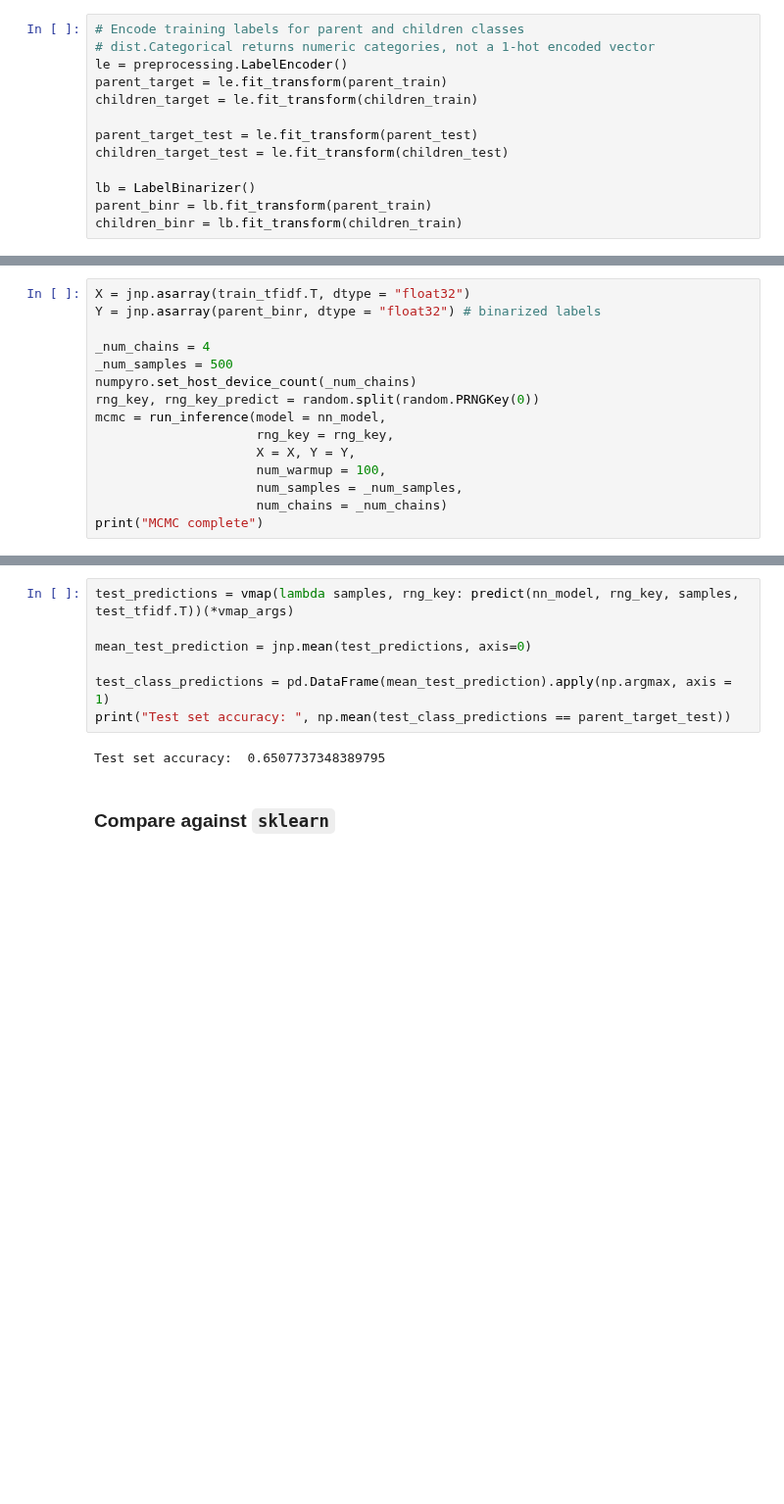
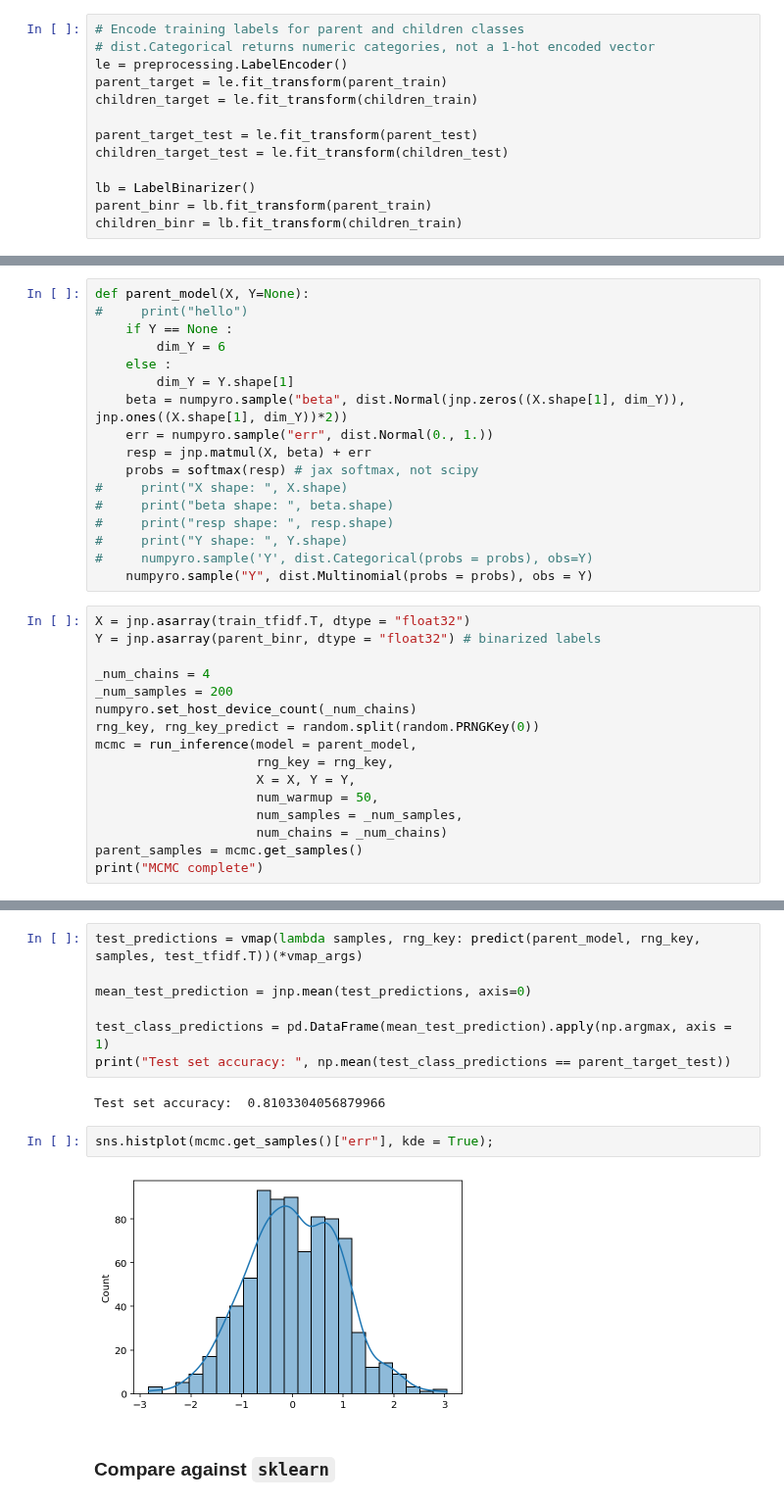
Before and after one commit to jramkiss/jramkiss.github.io, a Jupyter notebook: _posts/notebooks/bayesian_classification_hierarchies.ipynb, the cells around one changed output, grey strips where cells are left out. Shown at 98% size. Cells and saved outputs as stored; diff of their text form; blank space fills up the shorter version.

Commit message:
non-centered hierarchical model added

```diff
--- a/_posts/notebooks/bayesian_classification_hierarchies.ipynb
+++ b/_posts/notebooks/bayesian_classification_hierarchies.ipynb
@@ -138,17 +133,35 @@ def predict(model, rng_key, samples, X):
+# %%
+def parent_model(X, Y=None):
+#     print("hello")
+    if Y == None :
+        dim_Y = 6
+    else :
+        dim_Y = Y.shape[1]
+    beta = numpyro.sample("beta", dist.Normal(jnp.zeros((X.shape[1], dim_Y)), jnp.ones((X.shape[1], dim_Y))*2))
+    err = numpyro.sample("err", dist.Normal(0., 1.))
+    resp = jnp.matmul(X, beta) + err
+    probs = softmax(resp) # jax softmax, not scipy
+#     print("X shape: ", X.shape)
+#     print("beta shape: ", beta.shape)
+#     print("resp shape: ", resp.shape)
+#     print("Y shape: ", Y.shape)
+#     numpyro.sample('Y', dist.Categorical(probs = probs), obs=Y)
+    numpyro.sample("Y", dist.Multinomial(probs = probs), obs = Y)
 # %%
 X = jnp.asarray(train_tfidf.T, dtype = "float32")
 Y = jnp.asarray(parent_binr, dtype = "float32") # binarized labels
 
 _num_chains = 4
-_num_samples = 500
+_num_samples = 200
 numpyro.set_host_device_count(_num_chains)
 rng_key, rng_key_predict = random.split(random.PRNGKey(0))
-mcmc = run_inference(model = nn_model,
+mcmc = run_inference(model = parent_model,
                      rng_key = rng_key,
                      X = X, Y = Y,
-                     num_warmup = 100,
+                     num_warmup = 50,
                      num_samples = _num_samples,
                      num_chains = _num_chains)
+parent_samples = mcmc.get_samples()
 print("MCMC complete")
 # %% [output]
 Starting MCMC:
@@ -170,11 +187,15 @@ Training set accuracy:  0.669035846724351
 # %%
-test_predictions = vmap(lambda samples, rng_key: predict(nn_model, rng_key, samples, test_tfidf.T))(*vmap_args)
+test_predictions = vmap(lambda samples, rng_key: predict(parent_model, rng_key, samples, test_tfidf.T))(*vmap_args)
 
 mean_test_prediction = jnp.mean(test_predictions, axis=0)
 
 test_class_predictions = pd.DataFrame(mean_test_prediction).apply(np.argmax, axis = 1)
 print("Test set accuracy: ", np.mean(test_class_predictions == parent_target_test))
 # %% [output]
-Test set accuracy:  0.6507737348389795
+Test set accuracy:  0.8103304056879966
+# %%
+sns.histplot(mcmc.get_samples()["err"], kde = True);
+# %% [output]
+[figure, added]
 # %% [markdown]
 ### Compare against `sklearn`
```
Also changed, not shown: parts of 39 cells of this notebook.
